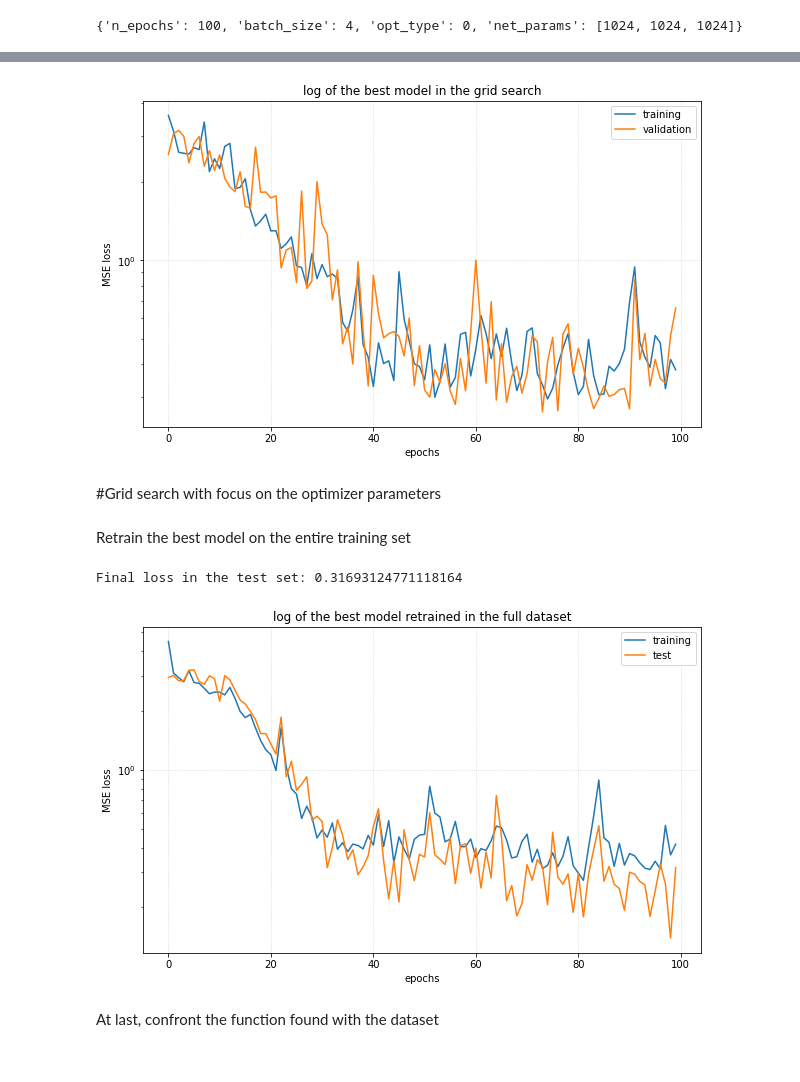
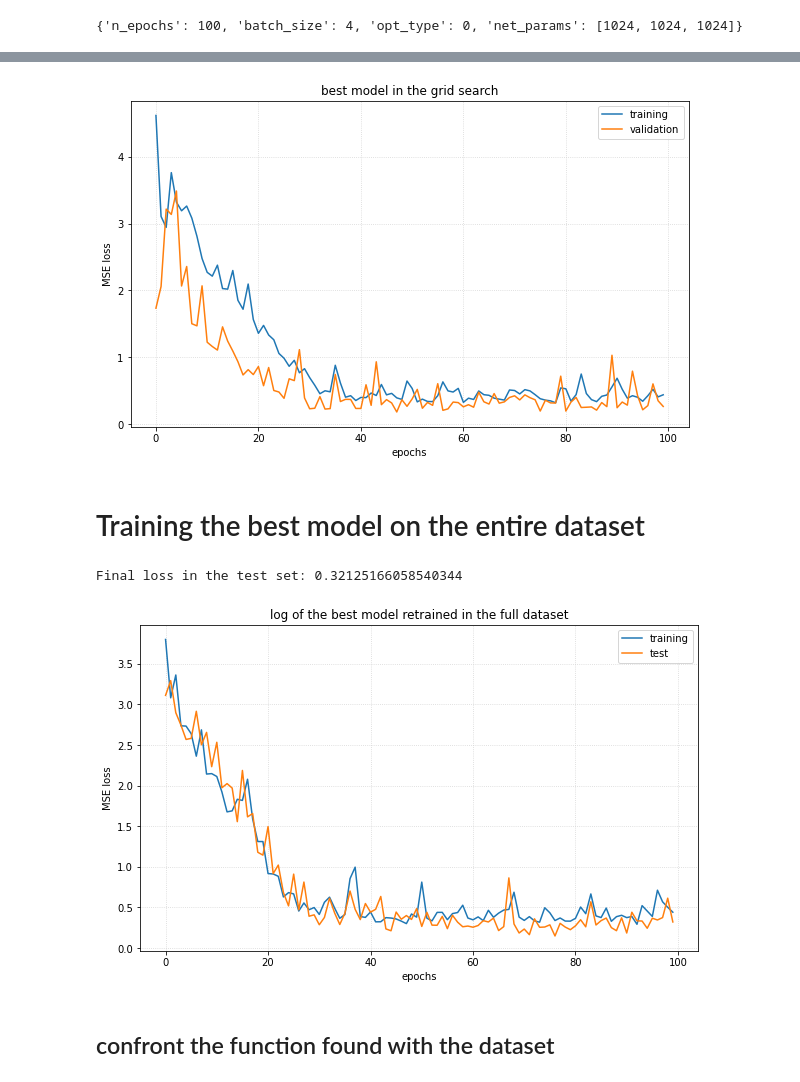
Before and after one commit to DanieleFoscarin/NNDL_hw1, a Jupyter notebook: NNDL_hw1_Regression.ipynb, the cells around one changed output, grey strips where cells are left out. Saved outputs shown, nothing was run; the diff lists cells and outputs as text; code cells hidden in the pictures.

Commit message:
Code cleaning and final training

```diff
--- a/NNDL_hw1_Regression.ipynb
+++ b/NNDL_hw1_Regression.ipynb
@@ -545,24 +482,20 @@ val_log_df
 100 rows × 5 columns
 # %%
-
-
 fig, ax = plt.subplots(figsize=(10,6))
-ax.set_title("log of the best model in the grid search")
-ax.semilogy(train_log_df.iloc[:,best_fold], label="training")
-ax.semilogy(val_log_df.iloc[:,best_fold], label="validation")
+ax.set_title("best model in the grid search")
+ax.plot(train_log_df.iloc[:,best_fold], label="training")
+ax.plot(val_log_df.iloc[:,best_fold], label="validation")
 ax.grid(color='lightgrey' , linestyle=':')
 ax.set_ylabel("MSE loss")
 ax.set_xlabel("epochs")
 
 ax.legend()
 
 fig.show()
 # %% [output]
-[figure, old version]
+[figure, new version]
-# %% [markdown]
-#Grid search with focus on the optimizer parameters
 # %% [markdown]
-Retrain the best model on the entire training set
+# Training the best model on the entire dataset
 # %%
 
 batch_size = best_params['batch_size']
@@ -605,8 +538,8 @@ train_loss_log, test_loss_log = training_loop(net,
 # %%
 fig, ax = plt.subplots(figsize=(10,6))
 ax.set_title("log of the best model retrained in the full dataset")
-ax.semilogy(train_loss_log, label="training")
-ax.semilogy(test_loss_log, label="test")
+ax.plot(train_loss_log, label="training")
+ax.plot(test_loss_log, label="test")
 ax.grid(color='lightgrey' , linestyle=':')
 ax.set_ylabel("MSE loss")
 ax.set_xlabel("epochs")
@@ -617,10 +550,10 @@ fig.show()
 
 print(f"Final loss in the test set: {test_loss_log[-1]}")
 # %% [output]
-Final loss in the test set: 0.31693124771118164
+Final loss in the test set: 0.32125166058540344
-[figure, old version]
+[figure, new version]
 # %% [markdown]
-At last, confront the function found with the dataset
+## confront the function found with the dataset
 # %%
 #make a linear space dataset
 N = 1000
```
Also changed, not shown: parts of 18 cells of this notebook.
